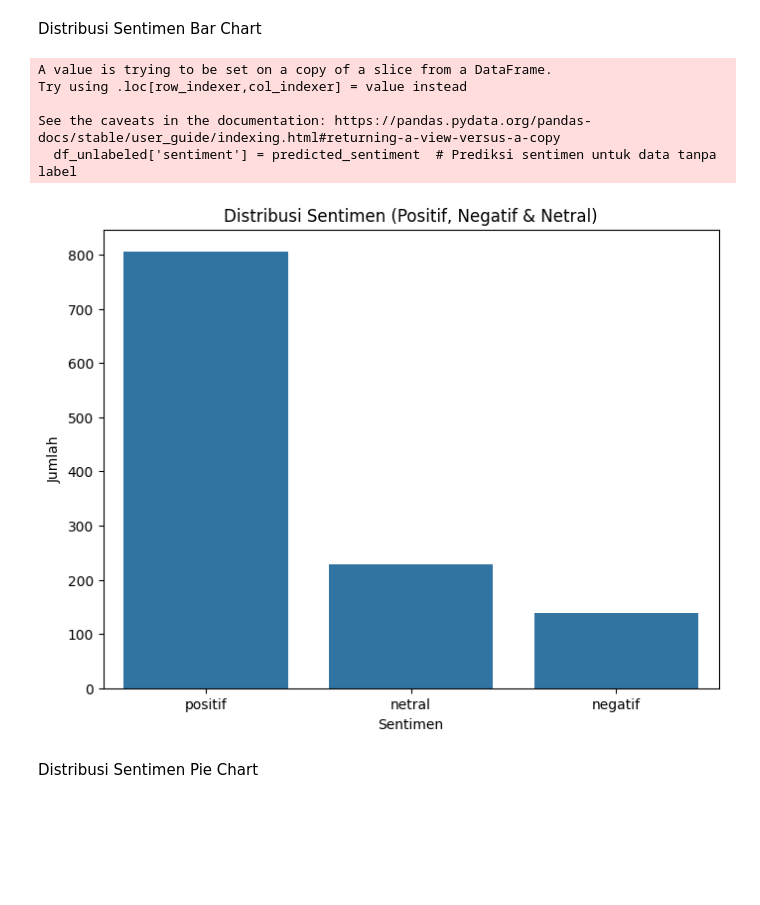
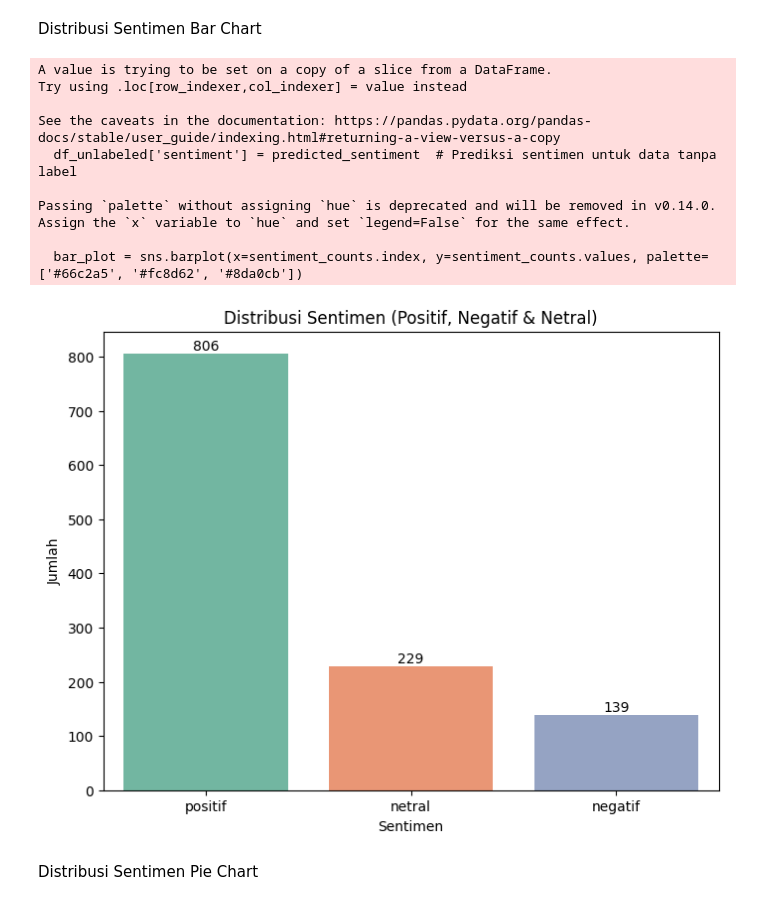
Before and after one commit to SofiNurul/SKRIPSI, a Jupyter notebook: Prediksi_Sentiment_Analisis_Produk_Penghilang_Bekas_Luka_di_Shopee_Dengan_Algoritma_Naive_Bayes.ipynb, the cells around one changed output. Drawn from its saved outputs; the diff is of its cells as text; code cells hidden in the pictures; blank space fills up the shorter version.

```diff
--- a/Prediksi_Sentiment_Analisis_Produk_Penghilang_Bekas_Luka_di_Shopee_Dengan_Algoritma_Naive_Bayes.ipynb
+++ b/Prediksi_Sentiment_Analisis_Produk_Penghilang_Bekas_Luka_di_Shopee_Dengan_Algoritma_Naive_Bayes.ipynb
@@ -367,26 +346,36 @@ plt.show()
 # %% [markdown]
 Distribusi Sentimen Bar Chart
 # %%
+# Update kolom 'sentiment' di dataframe asli
 df_unlabeled['sentiment'] = predicted_sentiment  # Prediksi sentimen untuk data tanpa label
-df.update(df_unlabeled[['sentiment']])  # Update kolom 'sentiment' di dataframe asli
+df.update(df_unlabeled[['sentiment']])
 
-# Sekarang hitung ulang distribusi sentimen
+# Hitung ulang distribusi sentimen
 sentiment_counts = df['sentiment'].value_counts()
 
-# Plot Distribusi Sentimen Bar Chart
+# Plot Distribusi Sentimen Bar Chart dengan warna khusus
 plt.figure(figsize=(8, 6))
-sns.barplot(x=sentiment_counts.index, y=sentiment_counts.values)
+bar_plot = sns.barplot(x=sentiment_counts.index, y=sentiment_counts.values, palette=['#66c2a5', '#fc8d62', '#8da0cb'])
 plt.xlabel('Sentimen')
 plt.ylabel('Jumlah')
 plt.title('Distribusi Sentimen (Positif, Negatif & Netral)')
+
+# Menampilkan jumlah di atas setiap bar
+for index, value in enumerate(sentiment_counts.values):
+    plt.text(index, value + 1, str(value), ha='center', va='bottom')
+
 plt.show()
 # %% [output]
 A value is trying to be set on a copy of a slice from a DataFrame.
 Try using .loc[row_indexer,col_indexer] = value instead
 
 See the caveats in the documentation: https://pandas.pydata.org/pandas-docs/stable/user_guide/indexing.html#returning-a-view-versus-a-copy
   df_unlabeled['sentiment'] = predicted_sentiment  # Prediksi sentimen untuk data tanpa label
+
+Passing `palette` without assigning `hue` is deprecated and will be removed in v0.14.0. Assign the `x` variable to `hue` and set `legend=False` for the same effect.
+
+  bar_plot = sns.barplot(x=sentiment_counts.index, y=sentiment_counts.values, palette=['#66c2a5', '#fc8d62', '#8da0cb'])
-[figure, old version]
+[figure, new version]
 # %% [markdown]
 Distribusi Sentimen Pie Chart
 # %%
```
Also changed, not shown: parts of 6 cells of this notebook.
